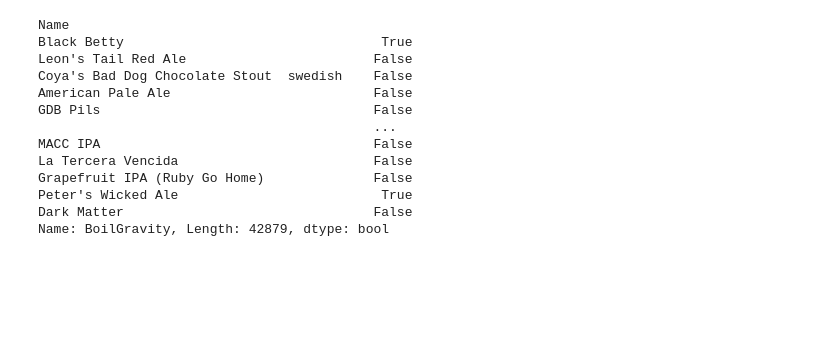
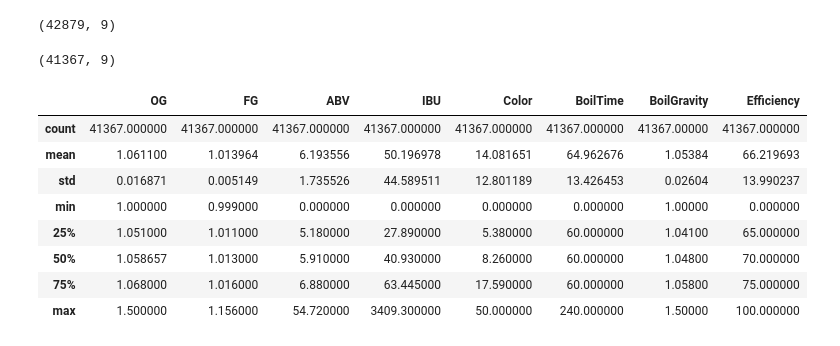
Before and after one commit to AnterroZZ/simpleModel, a Jupyter notebook: BeerBootcamp.ipynb, the cells around one changed output. Cells and saved outputs as stored; diff of their text form; code cells hidden in the pictures; blank space fills up the shorter version.

```diff
--- a/BeerBootcamp.ipynb
+++ b/BeerBootcamp.ipynb
@@ -44,16 +76,22 @@ data.head()
-# %%
-data['BoilGravity'].isna()
-# %% [output]
-Name
-Black Betty                                 True
-Leon's Tail Red Ale                        False
-Coya's Bad Dog Chocolate Stout  swedish    False
-American Pale Ale                          False
-GDB Pils                                   False
-                                           ...
-MACC IPA                                   False
-La Tercera Vencida                         False
-Grapefruit IPA (Ruby Go Home)              False
-Peter's Wicked Ale                          True
-Dark Matter                                False
-Name: BoilGravity, Length: 42879, dtype: bool
+# %%
+data.shape
+# %% [output]
+(42879, 9)
+# %%
+# Clearing data from entries with missing values
+data = data.dropna()
+data.shape
+# %% [output]
+(41367, 9)
+# %%
+data.describe()
+# %% [output]
+|  | OG | FG | ABV | IBU | Color | BoilTime | BoilGravity | Efficiency |
+| count | 41367.000000 | 41367.000000 | 41367.000000 | 41367.000000 | 41367.000000 | 41367.000000 | 41367.00000 | 41367.000000 |
+| mean | 1.061100 | 1.013964 | 6.193556 | 50.196978 | 14.081651 | 64.962676 | 1.05384 | 66.219693 |
+| std | 0.016871 | 0.005149 | 1.735526 | 44.589511 | 12.801189 | 13.426453 | 0.02604 | 13.990237 |
+| min | 1.000000 | 0.999000 | 0.000000 | 0.000000 | 0.000000 | 0.000000 | 1.00000 | 0.000000 |
+| 25% | 1.051000 | 1.011000 | 5.180000 | 27.890000 | 5.380000 | 60.000000 | 1.04100 | 65.000000 |
+| 50% | 1.058657 | 1.013000 | 5.910000 | 40.930000 | 8.260000 | 60.000000 | 1.04800 | 70.000000 |
+| 75% | 1.068000 | 1.016000 | 6.880000 | 63.445000 | 17.590000 | 60.000000 | 1.05800 | 75.000000 |
+| max | 1.500000 | 1.156000 | 54.720000 | 3409.300000 | 50.000000 | 240.000000 | 1.50000 | 100.000000 |
```
Also changed, not shown: parts of 24 cells of this notebook.
